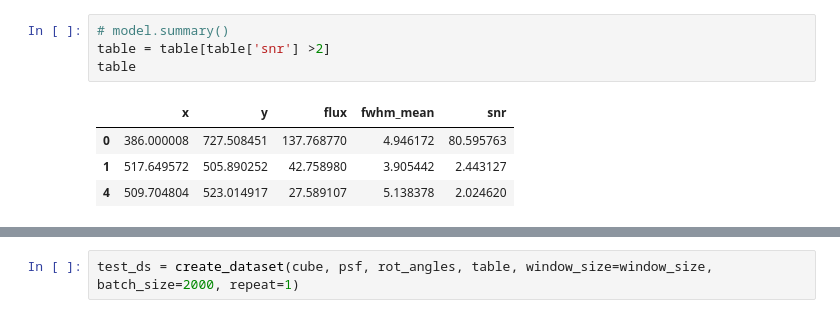
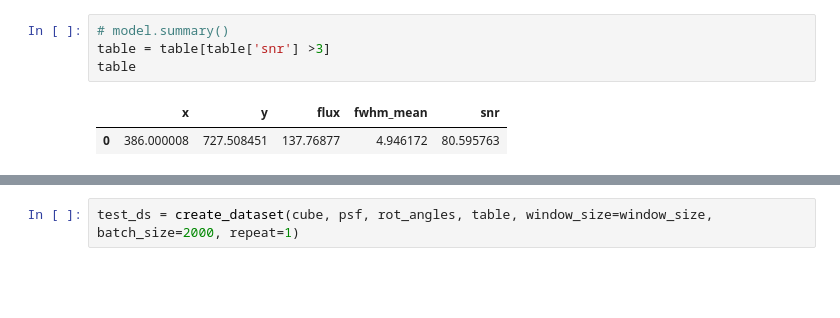
Before and after one commit to yemsnucleus/NEGFC, a Jupyter notebook: negfc_gpu.ipynb, the cells around one changed output, grey strips where cells are left out. Drawn from its saved outputs; the diff is of its cells as text; blank space fills up the shorter version.

```diff
--- a/negfc_gpu.ipynb
+++ b/negfc_gpu.ipynb
@@ -56,12 +44,10 @@ To enable them in other operations, rebuild TensorFlow with the appropriate comp
 # %%
 # model.summary()
-table = table[table['snr'] >2]
+table = table[table['snr'] >3]
 table
 # %% [output]
 |  | x | y | flux | fwhm_mean | snr |
-| 0 | 386.000008 | 727.508451 | 137.768770 | 4.946172 | 80.595763 |
-| 1 | 517.649572 | 505.890252 | 42.758980 | 3.905442 | 2.443127 |
-| 4 | 509.704804 | 523.014917 | 27.589107 | 5.138378 | 2.024620 |
+| 0 | 386.000008 | 727.508451 | 137.76877 | 4.946172 | 80.595763 |
 # %%
 %%time
 hist = model.fit(dataset, epochs=10000, callbacks=[es])
```
Also changed, not shown: parts of 8 cells of this notebook, 17 other files.
